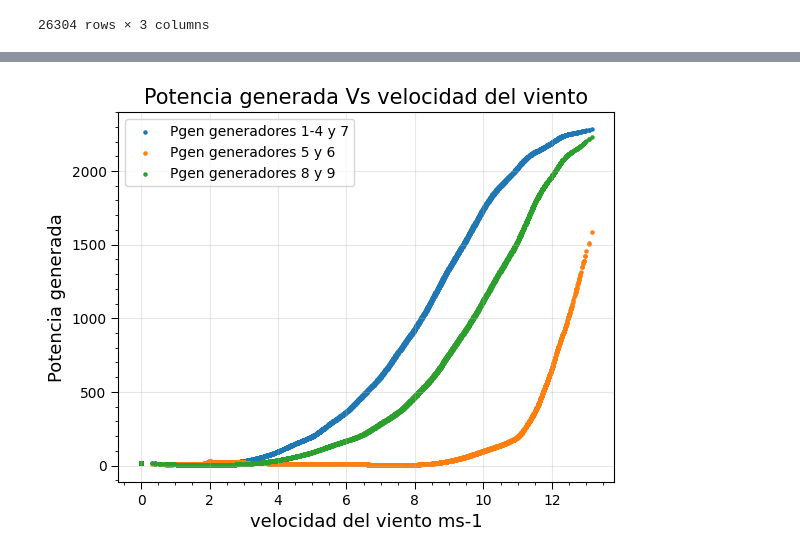
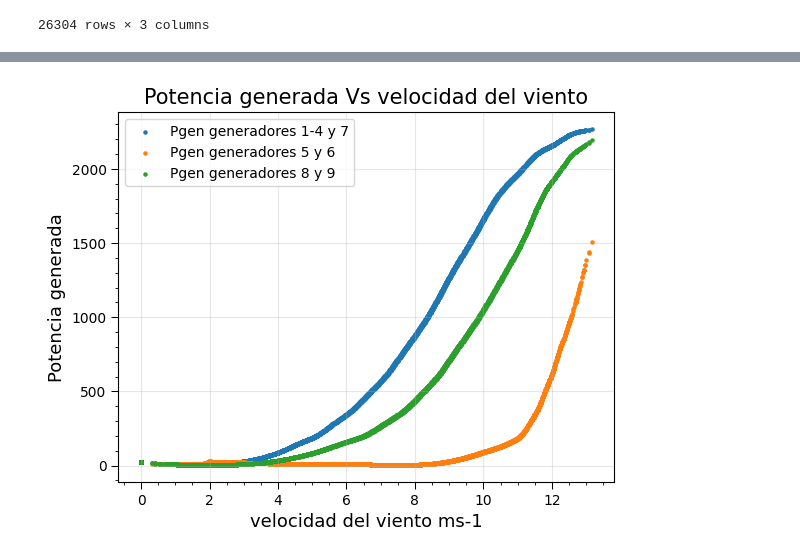
Before and after one commit to nandradem/project, a Jupyter notebook: Procesamiento de datos.ipynb, the cells around one changed output, grey strips where cells are left out. Saved outputs shown, nothing was run; the diff lists cells and outputs as text; code cells hidden in the pictures.

```diff
--- a/Procesamiento de datos.ipynb
+++ b/Procesamiento de datos.ipynb
@@ -194,13 +194,14 @@ df_vx
 | 26303 | 7.30 | 1.333908 | 5.789891 |
 26304 rows × 3 columns
 # %%
+#Item 5
 #Se crea un nuevo dataframe que va a contener de la potencia generada según el la velcidad incidente, utilizando la función de interpolador_potencia
 headers2 = ["timestamp","Pgen generadores 1-4 y 7","Pgen generadores 5 y 6","Pgen generadores 8 y 9"]
 df_Pg=pd.DataFrame(columns=headers2,index=range(dfwind.shape[0]))
 df_Pg["timestamp"]=dfwind["timestamp"]
-df_Pg["Pgen generadores 1-4 y 7"]=interpolador_potencia(dfwind["wind_speed_ms-1"])
-df_Pg["Pgen generadores 5 y 6"]=interpolador_potencia(df_vx["generadores 5 y 6"])
-df_Pg["Pgen generadores 8 y 9"]=interpolador_potencia(df_vx["generadores 8 y 9"])
+df_Pg["Pgen generadores 1-4 y 7"]=interpolador_potencia(dfwind["wind_speed_ms-1"]*0.98)
+df_Pg["Pgen generadores 5 y 6"]=interpolador_potencia(df_vx["generadores 5 y 6"]*0.98)
+df_Pg["Pgen generadores 8 y 9"]=interpolador_potencia(df_vx["generadores 8 y 9"]*0.98)
 #IMPORTANTE LEER!!! para calcular la potencia total generada hay que multiplicar la potencia generada por la cantidad de generadores que tiene el grupo.
 potencia_total = df_Pg["Pgen generadores 1-4 y 7"].sum()*5+df_Pg["Pgen generadores 5 y 6"].sum()*2+df_Pg["Pgen generadores 8 y 9"].sum()*2
 perdidas2porciento = potencia_total*0.02
@@ -237,4 +238,4 @@ plt.show()
 
 [26304 rows x 4 columns]
-[figure, old version]
+[figure, new version]
 # %%
```
Also changed, not shown: parts of 4 cells of this notebook.
